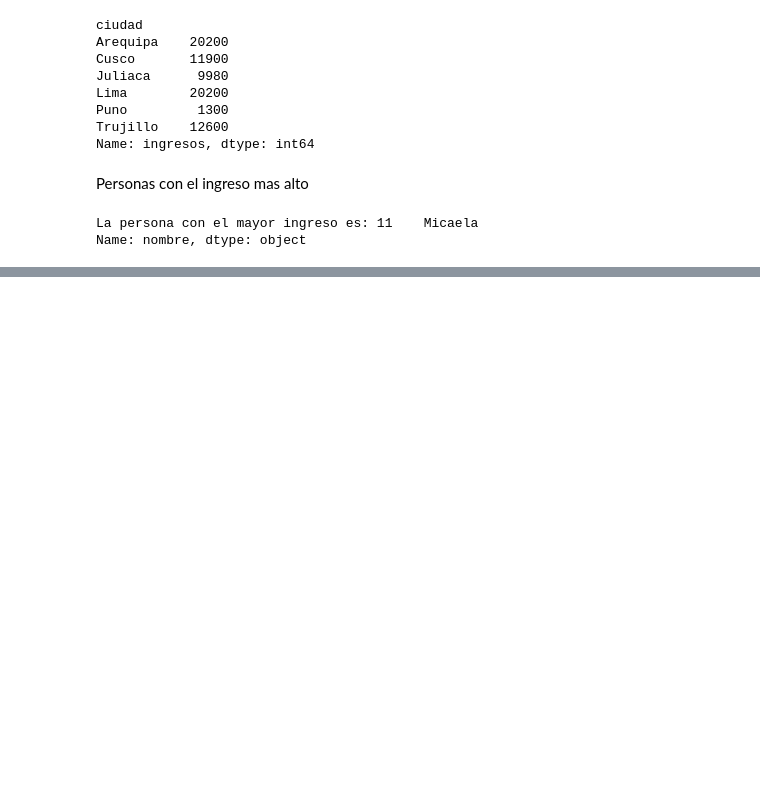
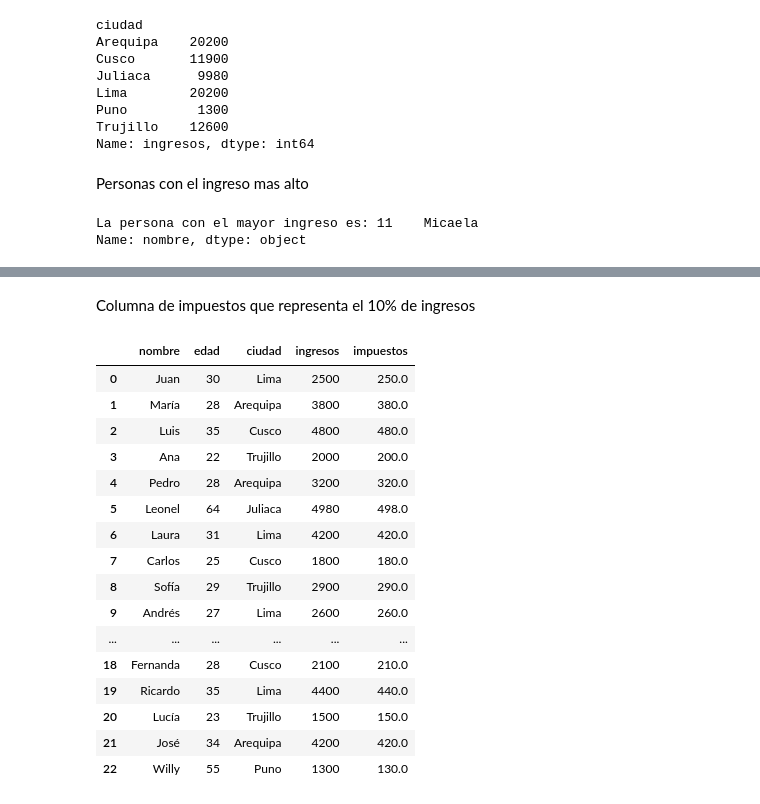
Before and after one commit to JhobanyT/BigDataRepositorio, a Jupyter notebook: practica_archivo1.ipynb, the cells around one changed output, grey strips where cells are left out. Drawn from its saved outputs; the diff is of its cells as text; code cells hidden in the pictures; blank space fills up the shorter version.

```diff
--- a/practica_archivo1.ipynb
+++ b/practica_archivo1.ipynb
@@ -197,0 +219,23 @@ Name: nombre, dtype: object
+# %% [markdown]
+Columna de impuestos que representa el 10% de ingresos
+# %%
+df['impuestos'] = df['ingresos'] * 0.1
+df
+# %% [output]
+|  | nombre | edad | ciudad | ingresos | impuestos |
+| 0 | Juan | 30 | Lima | 2500 | 250.0 |
+| 1 | María | 28 | Arequipa | 3800 | 380.0 |
+| 2 | Luis | 35 | Cusco | 4800 | 480.0 |
+| 3 | Ana | 22 | Trujillo | 2000 | 200.0 |
+| 4 | Pedro | 28 | Arequipa | 3200 | 320.0 |
+| 5 | Leonel | 64 | Juliaca | 4980 | 498.0 |
+| 6 | Laura | 31 | Lima | 4200 | 420.0 |
+| 7 | Carlos | 25 | Cusco | 1800 | 180.0 |
+| 8 | Sofía | 29 | Trujillo | 2900 | 290.0 |
+| 9 | Andrés | 27 | Lima | 2600 | 260.0 |
+| ... | ... | ... | ... | ... | ... |
+| 18 | Fernanda | 28 | Cusco | 2100 | 210.0 |
+| 19 | Ricardo | 35 | Lima | 4400 | 440.0 |
+| 20 | Lucía | 23 | Trujillo | 1500 | 150.0 |
+| 21 | José | 34 | Arequipa | 4200 | 420.0 |
+| 22 | Willy | 55 | Puno | 1300 | 130.0 |
```
Also changed, not shown: parts of 6 cells of this notebook.
